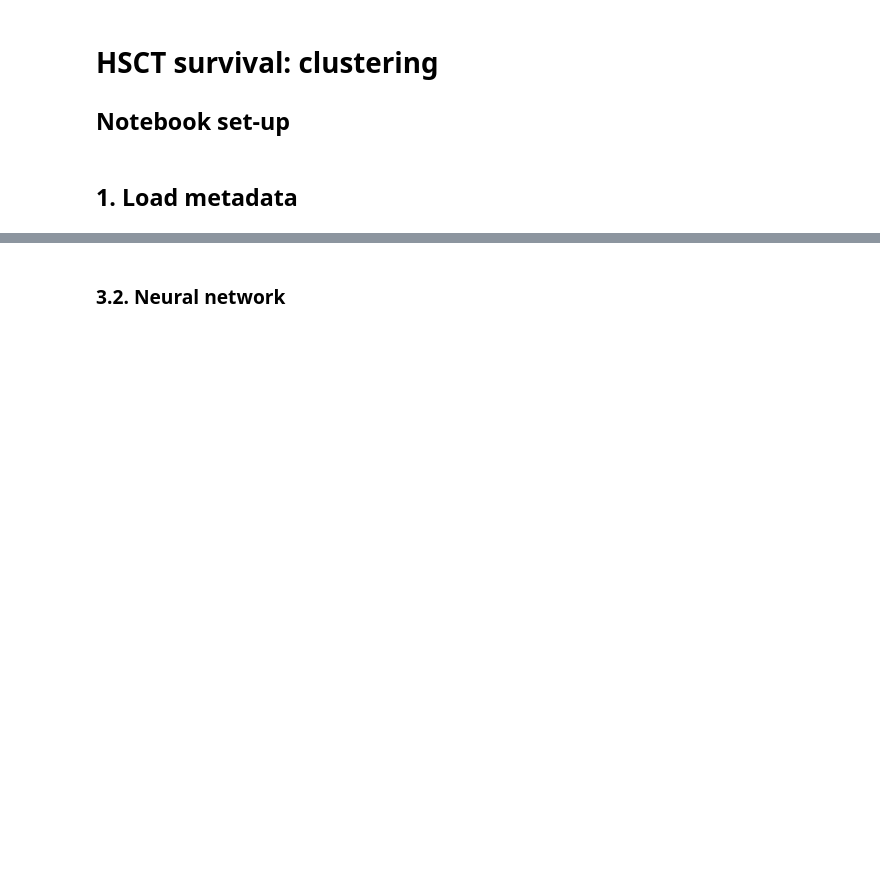
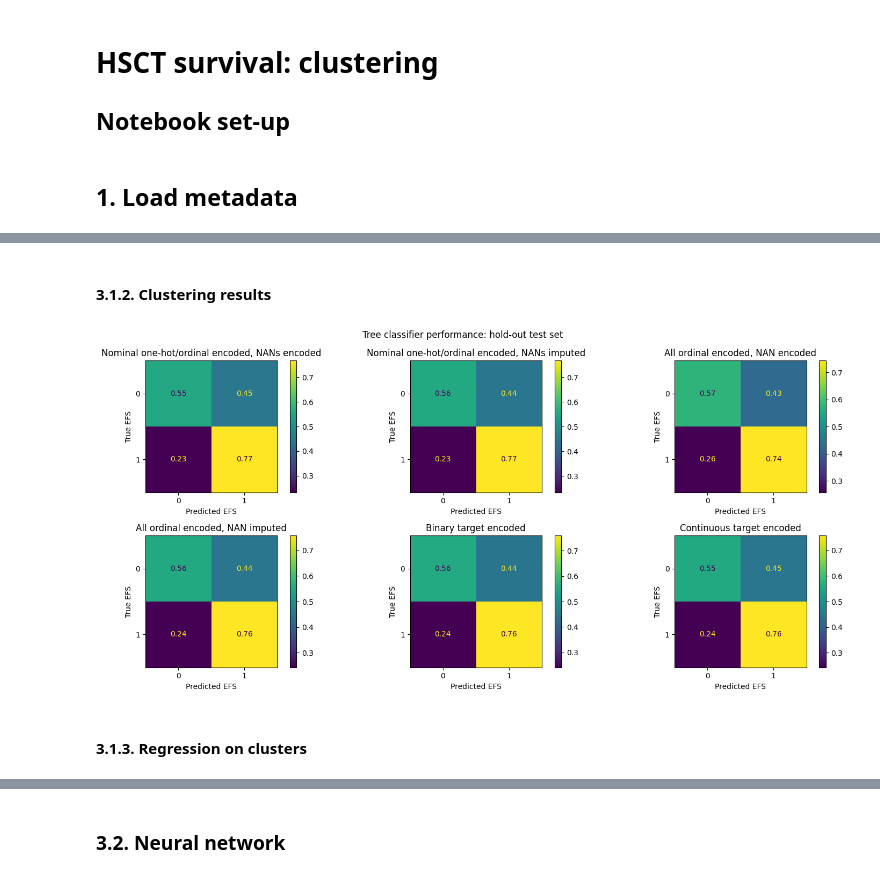
Before and after one commit to gperdrizet/HSCT_survival, a Jupyter notebook: notebooks/02.2-feature_engineering_clustering.ipynb, the cells around one changed output, grey strips where cells are left out. Cells and saved outputs as stored; diff of their text form; code cells hidden in the pictures; blank space fills up the shorter version.

```diff
--- a/notebooks/02.2-feature_engineering_clustering.ipynb
+++ b/notebooks/02.2-feature_engineering_clustering.ipynb
@@ -69,0 +354,25 @@ Labels:
+# %% [markdown]
+#### 3.1.2. Clustering results
+# %%
+fig, axs=plt.subplots(2,3, figsize=(15,7))
+axs=axs.flatten()
+
+fig.suptitle('Tree classifier performance: hold-out test set')
+
+for i, dataset in enumerate(predictions.keys()):
+
+    # Plot the confusion matrix
+    cm=confusion_matrix(labels[dataset], predictions[dataset], normalize='true')
+    cm_disp=ConfusionMatrixDisplay(confusion_matrix=cm)
+    _=cm_disp.plot(ax=axs[i])
+
+    axs[i].set_title(dataset)
+    axs[i].set_xlabel('Predicted EFS')
+    axs[i].set_ylabel('True EFS')
+
+fig.tight_layout()
+fig.show()
+# %% [output]
+[figure, added]
+# %% [markdown]
+#### 3.1.3. Regression on clusters
```
Also changed, not shown: parts of 19 cells of this notebook.
